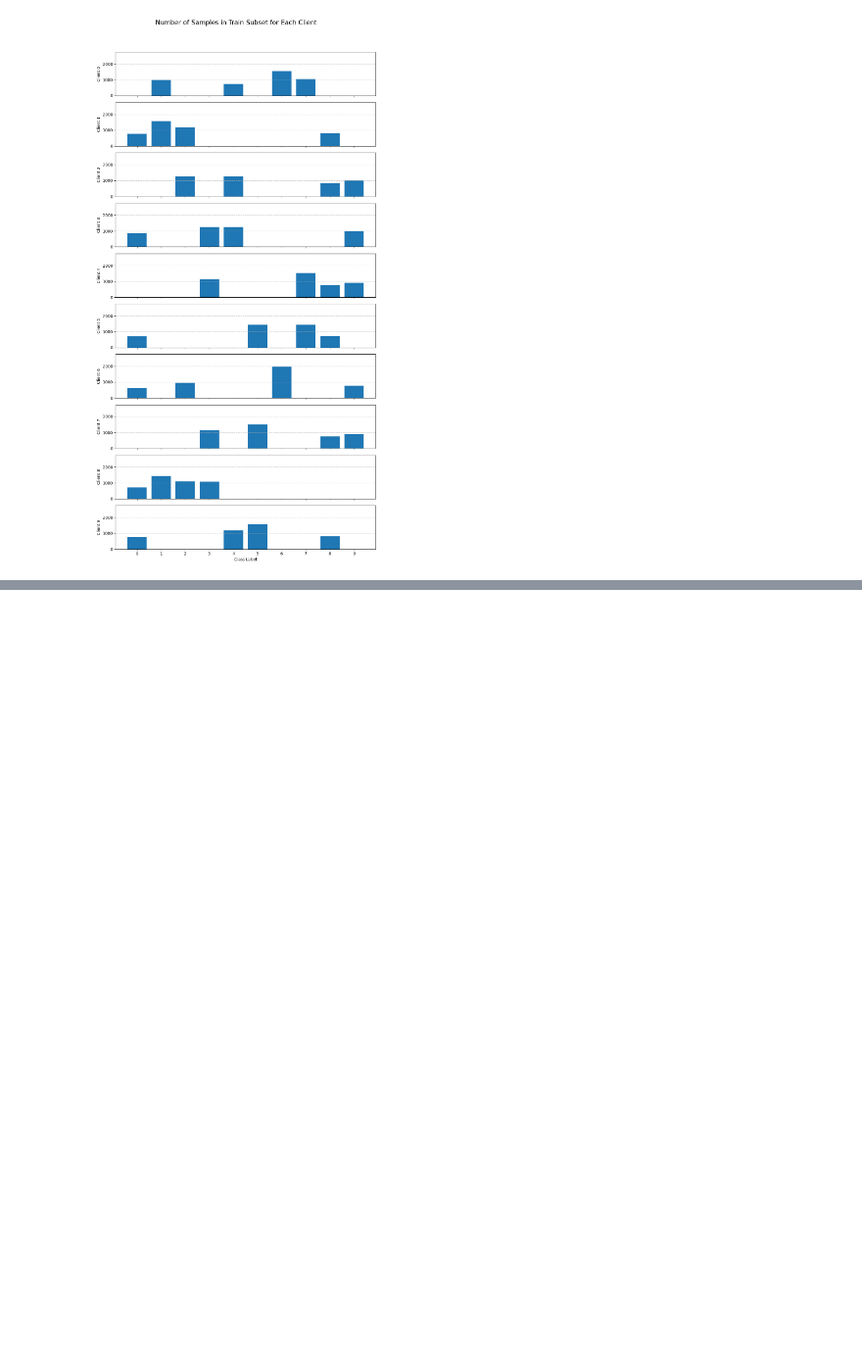
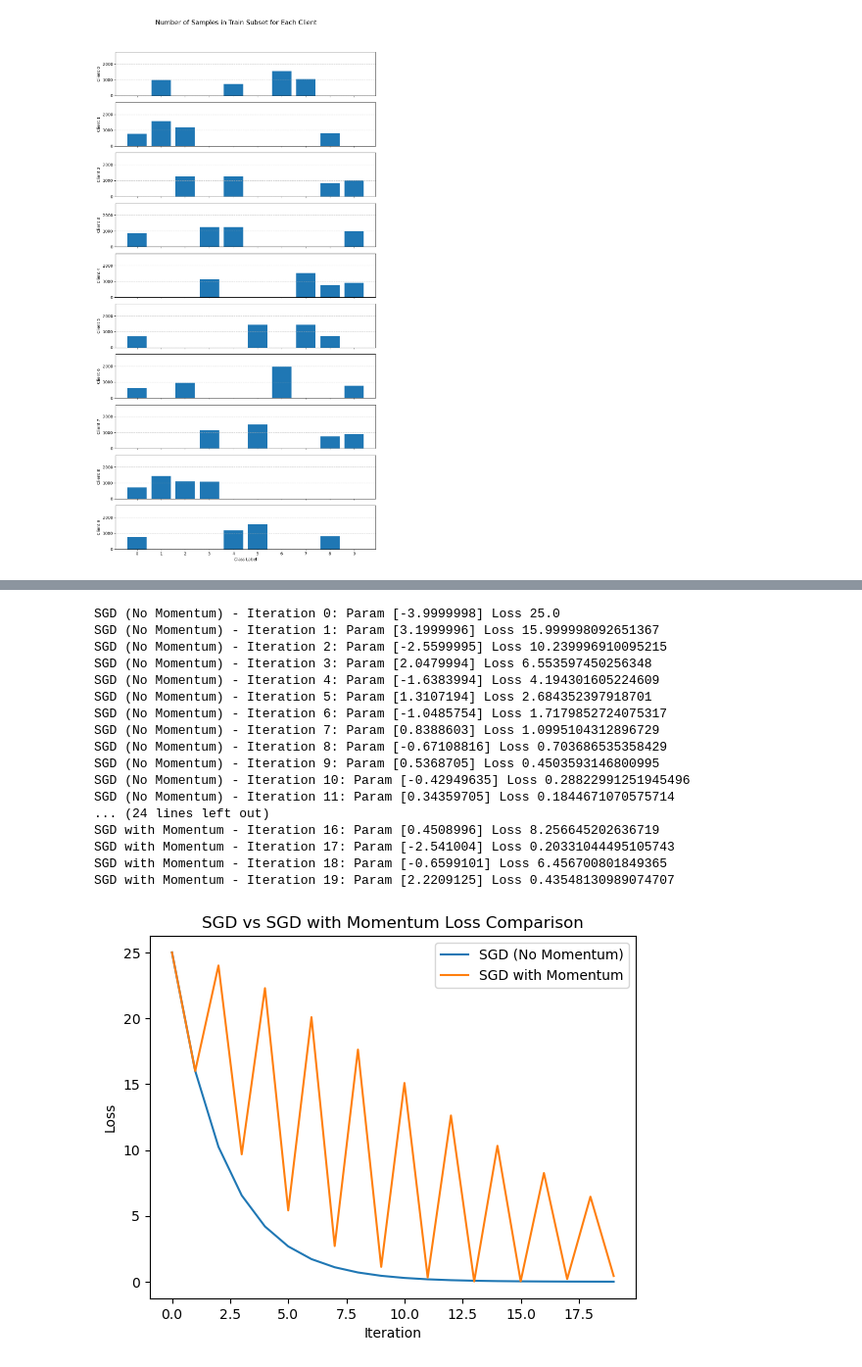
Before and after one commit to Masuda-Shinnosuke/decentralized_learning_random_walk, a Jupyter notebook: ex.ipynb, the cells around one changed output, grey strips where cells are left out. Shown at 98% size. Cells and saved outputs as stored; diff of their text form; code cells hidden in the pictures; blank space fills up the shorter version.

```diff
--- a/ex.ipynb
+++ b/ex.ipynb
@@ -138,0 +346,74 @@ plt.show()
+# %%
+import torch
+import torch.optim as optim
+import numpy as np
+import matplotlib.pyplot as plt
+
+# 二変数の凸関数の定義
+def function(x):
+    return x ** 2
+
+# 勾配計算のために関数をPyTorchのテンソルを用いて定義
+def function_tensor(param):
+    x = param[0]
+    return x ** 2
+
+# シミュレーションパラメータ
+learning_rate = 0.9
+num_iterations = 20
+initial_value = 5.0
+momentum = 0.9
+
+# モメンタムなしの場合の最適化
+def sgd_minimize(function_tensor, param, optimizer, num_iterations, function_name):
+    loss_values = []
+    for iteration in range(num_iterations):
+        optimizer.zero_grad()
+        loss = function_tensor(param)
+        loss.backward()
+        optimizer.step()
+
+        # 損失値を記録
+        loss_values.append(loss.item())
+
+        # 現在の状態を出力
+        print(f"{function_name} - Iteration {iteration}: Param {param.detach().numpy()} Loss {loss.item()}")
+
+    # 損失値の可視化
+    plt.plot(range(num_iterations), loss_values, label=function_name)
+
+# モメンタムなしのSGD
+param = torch.tensor([initial_value], requires_grad=True)
+optimizer = optim.SGD([param], lr=learning_rate)
+sgd_minimize(function_tensor, param, optimizer, num_iterations, 'SGD (No Momentum)')
+
+# モメンタムありのSGD
+param = torch.tensor([initial_value], requires_grad=True)
+optimizer = optim.SGD([param], lr=learning_rate, momentum=momentum)
+sgd_minimize(function_tensor, param, optimizer, num_iterations, 'SGD with Momentum')
+
+# 損失値の可視化
+plt.xlabel('Iteration')
+plt.ylabel('Loss')
+plt.title('SGD vs SGD with Momentum Loss Comparison')
+plt.legend()
+plt.show()
+# %% [output]
+SGD (No Momentum) - Iteration 0: Param [-3.9999998] Loss 25.0
+SGD (No Momentum) - Iteration 1: Param [3.1999996] Loss 15.999998092651367
+SGD (No Momentum) - Iteration 2: Param [-2.5599995] Loss 10.239996910095215
+SGD (No Momentum) - Iteration 3: Param [2.0479994] Loss 6.553597450256348
+SGD (No Momentum) - Iteration 4: Param [-1.6383994] Loss 4.194301605224609
+SGD (No Momentum) - Iteration 5: Param [1.3107194] Loss 2.684352397918701
+SGD (No Momentum) - Iteration 6: Param [-1.0485754] Loss 1.7179852724075317
+SGD (No Momentum) - Iteration 7: Param [0.8388603] Loss 1.0995104312896729
+SGD (No Momentum) - Iteration 8: Param [-0.67108816] Loss 0.703686535358429
+SGD (No Momentum) - Iteration 9: Param [0.5368705] Loss 0.4503593146800995
+SGD (No Momentum) - Iteration 10: Param [-0.42949635] Loss 0.28822991251945496
+SGD (No Momentum) - Iteration 11: Param [0.34359705] Loss 0.1844671070575714
+... (24 lines left out)
+SGD with Momentum - Iteration 16: Param [0.4508996] Loss 8.256645202636719
+SGD with Momentum - Iteration 17: Param [-2.541004] Loss 0.20331044495105743
+SGD with Momentum - Iteration 18: Param [-0.6599101] Loss 6.456700801849365
+SGD with Momentum - Iteration 19: Param [2.2209125] Loss 0.43548130989074707
+[figure, added]
```
Also changed, not shown: parts of 6 cells of this notebook, 3 other files.
